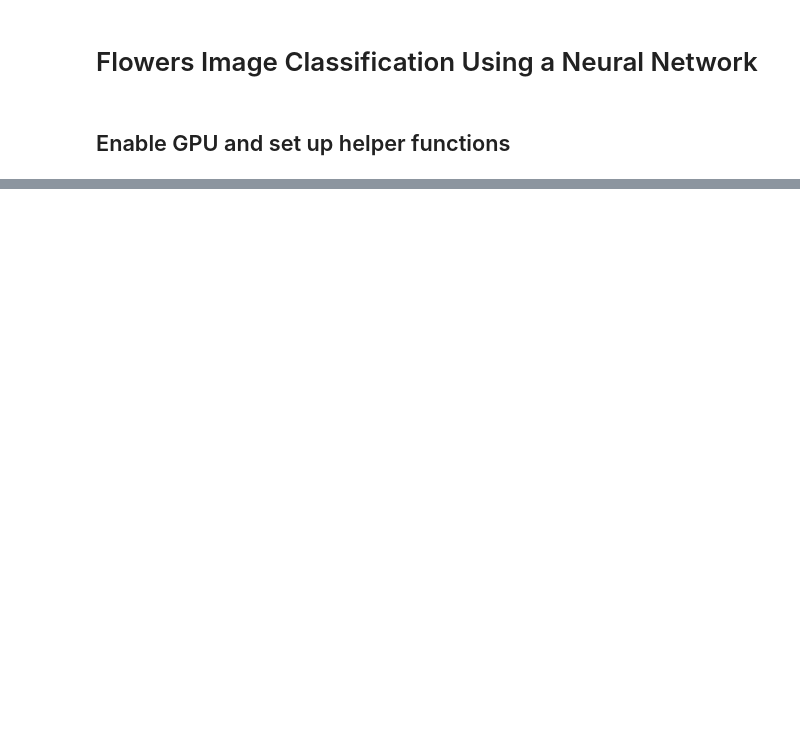
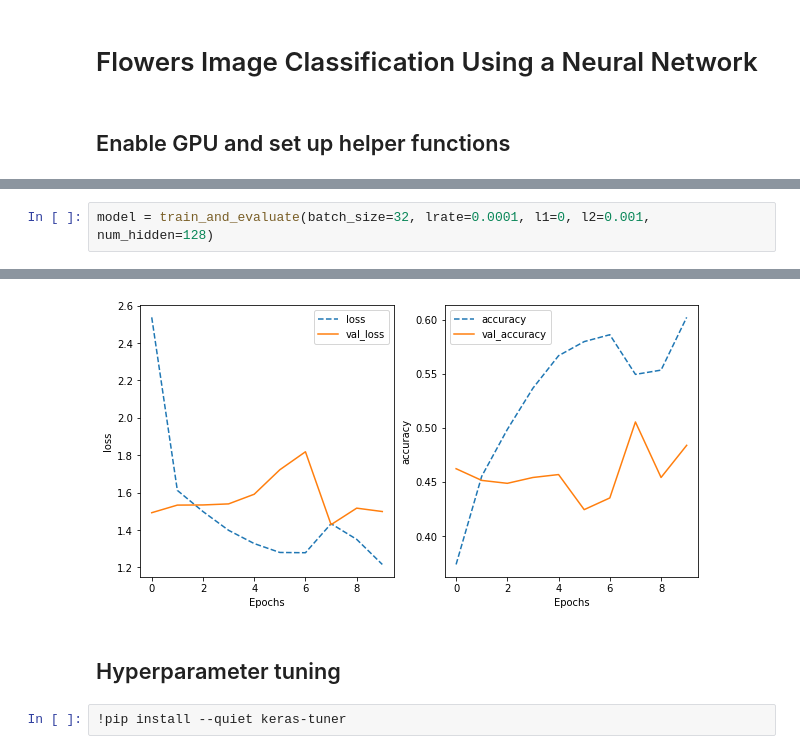
Before and after one commit to antounes/cv, a Jupyter notebook: 02b_neural_network.ipynb, the cells around one changed output, grey strips where cells are left out. Drawn from its saved outputs; the diff is of its cells as text; blank space fills up the shorter version.

```diff
--- a/02b_neural_network.ipynb
+++ b/02b_neural_network.ipynb
@@ -18,0 +227,3 @@ def
+# %%
+model = train_and_evaluate(batch_size=32, lrate=0.0001, l1=0, l2=0.001, num_hidden=128)
+# %% [output]
@@ -18,0 +250,5 @@ def
+[figure, added]
+# %% [markdown]
+## Hyperparameter tuning
+# %%
+!pip install --quiet keras-tuner
```
Also changed, not shown: parts of 12 cells of this notebook.
